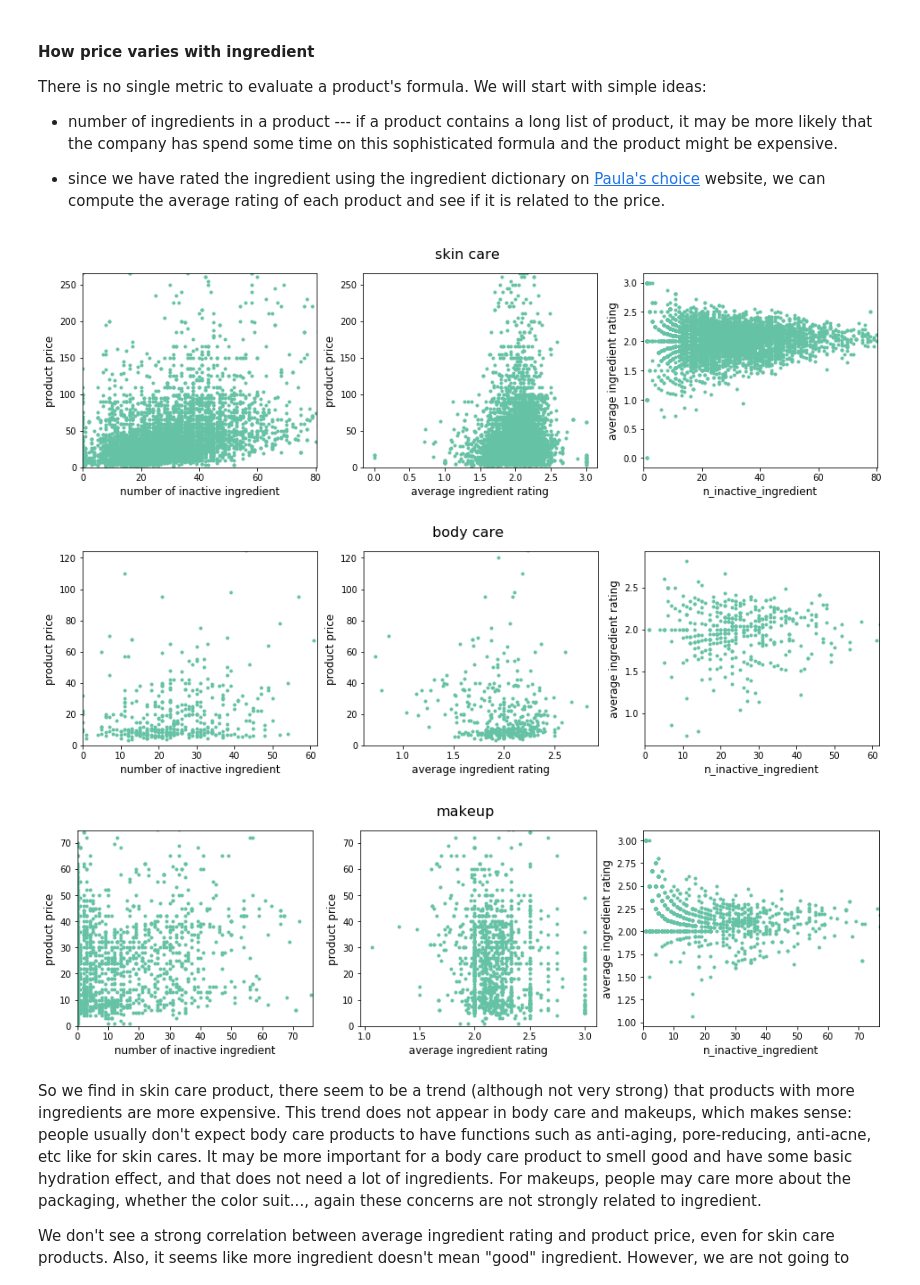
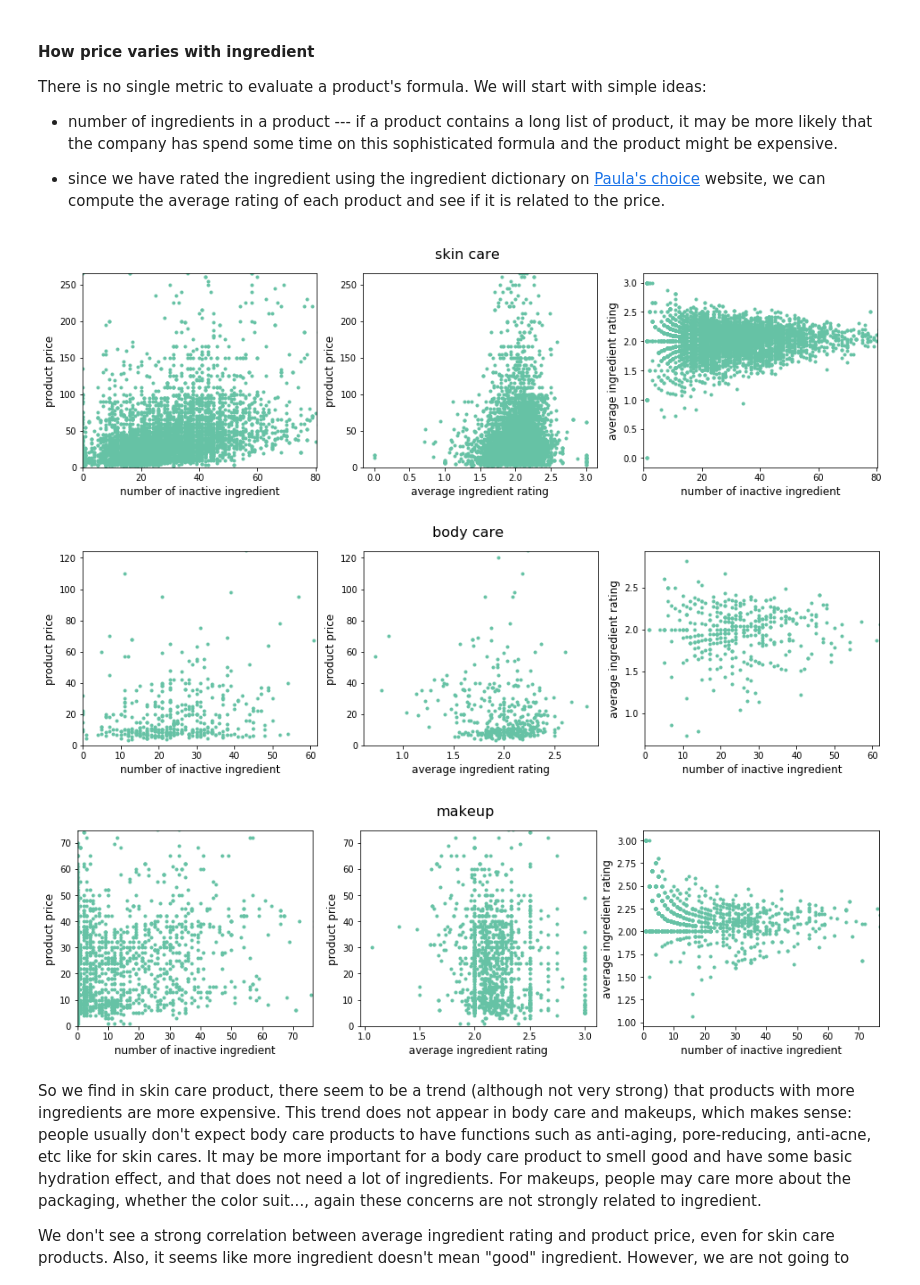
Before and after one commit to NoxMoon/inside_beauty, a Jupyter notebook: eda/exploratory_data_analysis.ipynb, the cells around one changed output. Saved outputs shown, nothing was run; the diff lists cells and outputs as text; code cells hidden in the pictures.

```diff
--- a/eda/exploratory_data_analysis.ipynb
+++ b/eda/exploratory_data_analysis.ipynb
@@ -283,35 +283,35 @@ There is no single metric to evaluate a product's formula. We will start with si
 # %%
 def report_price_by_ingredient(df, message):
     plt.figure(figsize=(16,4))
     plt.suptitle(message, fontsize=16)
     plt.subplot(1,3,1)
     plt.scatter(df['n_inactive_ingredient'], df['price'], marker='.')
     plt.xlim(0, df['n_inactive_ingredient'].quantile(0.99))
     plt.ylim(0, df['price'].quantile(0.99))
     plt.xlabel('number of inactive ingredient', fontsize=12)
     plt.ylabel('product price', fontsize=12)
 
     plt.subplot(1,3,2)
     plt.scatter(df['inactive_mean_rating'], df['price'], marker='.')
     plt.ylim(0, df['price'].quantile(0.99))
     plt.xlabel('average ingredient rating', fontsize=12)
     plt.ylabel('product price', fontsize=12)
 
     plt.subplot(1,3,3)
     plt.scatter(df['n_inactive_ingredient'], df['inactive_mean_rating'], marker='.')
     plt.xlim(0, df['n_inactive_ingredient'].quantile(0.99))
-    plt.xlabel('n_inactive_ingredient', fontsize=12)
+    plt.xlabel('number of inactive ingredient', fontsize=12)
     plt.ylabel('average ingredient rating', fontsize=12)
 
     plt.show()
 
 report_price_by_ingredient(skin_care_df, 'skin care')
 report_price_by_ingredient(body_care_df, 'body care')
 report_price_by_ingredient(makeup_df, 'makeup')
 # %% [output]
-[figure, old version]
+[figure, new version]
-[figure, old version]
+[figure, new version]
-[figure, old version]
+[figure, new version]
 # %% [markdown]
 So we find in skin care product, there seem to be a trend (although not very strong) that products with more ingredients are more expensive. This trend does not appear in body care and makeups, which makes sense: people usually don't expect body care products to have functions such as anti-aging, pore-reducing, anti-acne, etc like for skin cares. It may be more important for a body care product to smell good and have some basic hydration effect, and that does not need a lot of ingredients. For makeups, people may care more about the packaging, whether the color suit..., again these concerns are not strongly related to ingredient.
 
```
Also changed, not shown: parts of 1 cell of this notebook.
